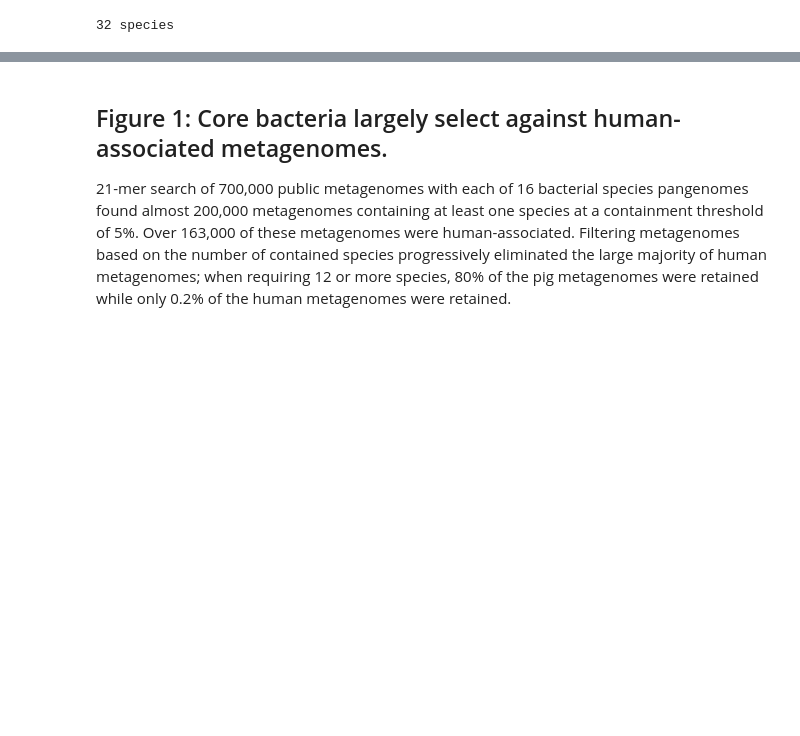
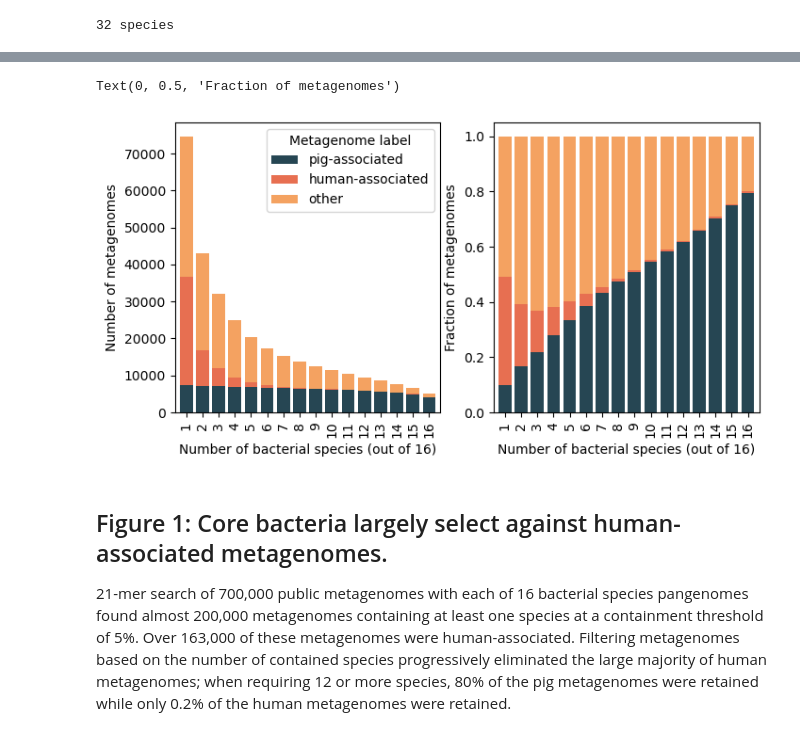
Before and after one commit to dib-lab/2025-workflow-core99, a Jupyter notebook: notebooks2/figure1-branchwater.ipynb, the cells around one changed output, grey strips where cells are left out. Cells and saved outputs as stored; diff of their text form; code cells hidden in the pictures; blank space fills up the shorter version.

```diff
--- a/notebooks2/figure1-branchwater.ipynb
+++ b/notebooks2/figure1-branchwater.ipynb
@@ -209,16 +166,30 @@ print(HASH_THRESHOLD)
 # %%
-bw_df = all_bw_df.filter(pl.col("intersect_hashes") >= HASH_THRESHOLD)
+# apply hash threshold
+bw_df = all_bw_df.filter(pl.col("intersect_bp") >= BP_THRESHOLD)
 
 # remove unnanotated metags (metagenome, gut metagenome, etc)
 df = remove_unnannotated(bw_df)
 
+# update with organism broad category
+df = df.join(rename_df, on='organism', how='inner')
+
+
 # count number of orgs (out of 16) in each mG
 counts_df = (
     df
-    .group_by(["acc", "organism"])
+    .group_by(["acc", "broad_cat"])
     .len()
     .rename({"len": "count"})
 )
 
+print(counts_df)
+
 # pivot for plotting
-dfp = pivot_count(counts_df)
+pl_dfp = pivot_count(counts_df)
+
+# sort columns by number
+assert pl_dfp.columns[0] == 'broad_cat'
+sorted_cols = list(sorted(pl_dfp.columns[1:], key=lambda x: int(x)))
+pl_dfp = pl_dfp.select(['broad_cat'] + sorted_cols)
+
+print(pl_dfp)
@@ -310,3 +263,53 @@ plt.savefig(FIG_OUT + '/figure1-branchwater-barplot.png')
+# %%
+xlabels = df_cm['index'].to_list()
+weights = {}
+for col in ('cm_pig', 'cm_human', 'cm_other', 'f_pig', 'f_human', 'f_other'):
+    weights[col] = df_cm[col].to_list()
+
+labels = {}
+labels['cm_human'] = 'human-associated'
+labels['cm_other'] = 'other'
+labels['cm_pig'] = 'pig-associated'
+labels['f_human'] = 'human-associated'
+labels['f_other'] = 'other'
+labels['f_pig'] = 'pig-associated'
+
+# colormap plotting
+colors = {
+    'cm_pig': '#264653',
+    'cm_human': '#e76f51',
+    'cm_other': '#f4a261',
+    'f_pig': '#264653',
+    'f_human': '#e76f51',
+    'f_other': '#f4a261',
+    }
+
+fig, axes = plt.subplots(nrows=1, ncols=2, figsize=(8, 4))
+
+bottom = np.zeros(len(xlabels))
+for name in 'cm_pig', 'cm_human', 'cm_other':
+    counts = weights[name]
+    axes[0].bar(xlabels, counts, label=labels[name], bottom=bottom, color=colors[name])
+    bottom += np.array(counts)
+
+bottom = np.zeros(len(xlabels))
+for name in 'f_pig', 'f_human', 'f_other':
+    counts = weights[name]
+    axes[1].bar(xlabels, counts, label=labels[name], bottom=bottom, color=colors[name])
+    bottom += np.array(counts)
+
+for ax in axes:
+    ax.set_xlim(0.3, 16.7)
+    ax.set_xlabel('Number of bacterial species (out of 16)')
+    ax.tick_params(axis='x', labelrotation=90)
+    ax.set_xticks(xlabels)
+
+axes[0].legend(title='Metagenome label', loc='upper right')
+axes[0].set_ylabel('Number of metagenomes')
+axes[1].set_ylabel('Fraction of metagenomes')
+# %% [output]
+Text(0, 0.5, 'Fraction of metagenomes')
+[figure, added]
 # %% [markdown]
 ## Figure 1: Core bacteria largely select against human-associated metagenomes.
 
```
Also changed, not shown: parts of 32 cells of this notebook, 7 other files.
